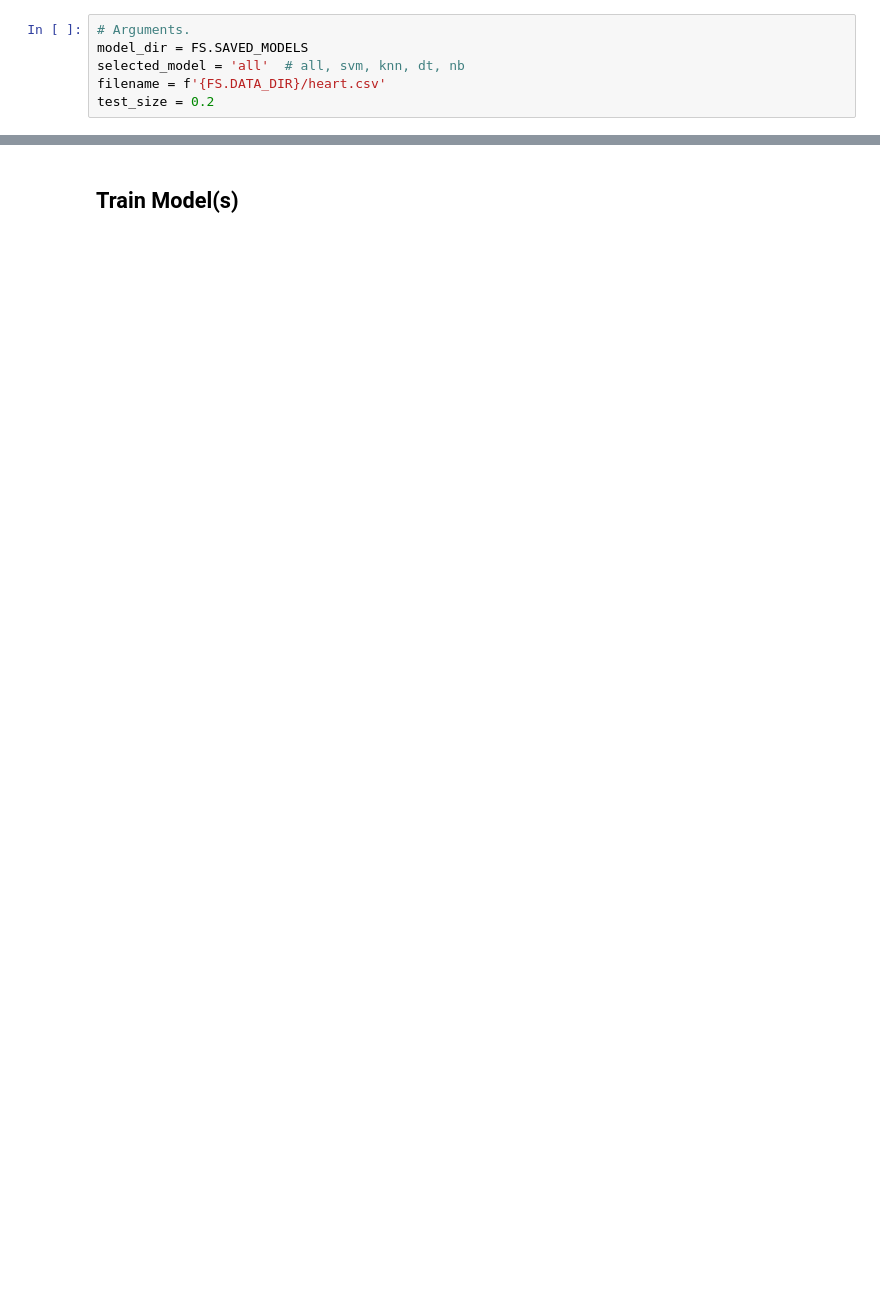
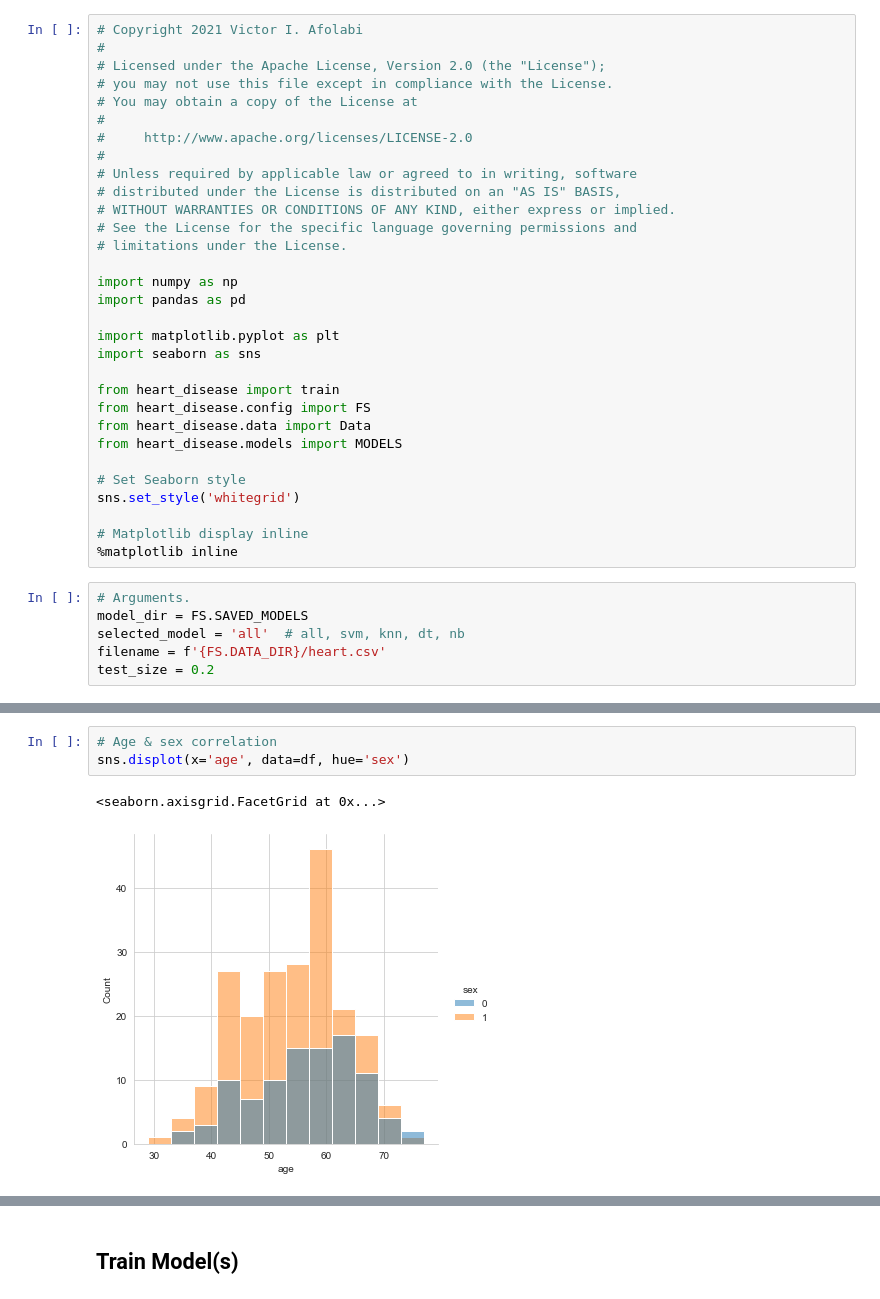
Before and after one commit to victor-iyi/heart-disease, a Jupyter notebook: Heart disease.ipynb, the cells around one changed output, grey strips where cells are left out. Drawn from its saved outputs; the diff is of its cells as text; blank space fills up the shorter version.

```diff
--- a/Heart disease.ipynb
+++ b/Heart disease.ipynb
@@ -14,3 +7,34 @@ from heart_disease.models import MODELS
+# %%
+# Copyright 2021 Victor I. Afolabi
+#
+# Licensed under the Apache License, Version 2.0 (the "License");
+# you may not use this file except in compliance with the License.
+# You may obtain a copy of the License at
+#
+#     http://www.apache.org/licenses/LICENSE-2.0
+#
+# Unless required by applicable law or agreed to in writing, software
+# distributed under the License is distributed on an "AS IS" BASIS,
+# WITHOUT WARRANTIES OR CONDITIONS OF ANY KIND, either express or implied.
+# See the License for the specific language governing permissions and
+# limitations under the License.
+
+import numpy as np
+import pandas as pd
+
+import matplotlib.pyplot as plt
+import seaborn as sns
+
+from heart_disease import train
+from heart_disease.config import FS
+from heart_disease.data import Data
+from heart_disease.models import MODELS
+
+# Set Seaborn style
+sns.set_style('whitegrid')
+
+# Matplotlib display inline
+%matplotlib inline
 # %%
 # Arguments.
 model_dir = FS.SAVED_MODELS
@@ -19,0 +177,6 @@ test_size = 0.2
+# %%
+# Age & sex correlation
+sns.displot(x='age', data=df, hue='sex')
+# %% [output]
+<seaborn.axisgrid.FacetGrid at 0x...>
+[figure, added]
```
Also changed, not shown: parts of 54 cells of this notebook, 3 other files.
